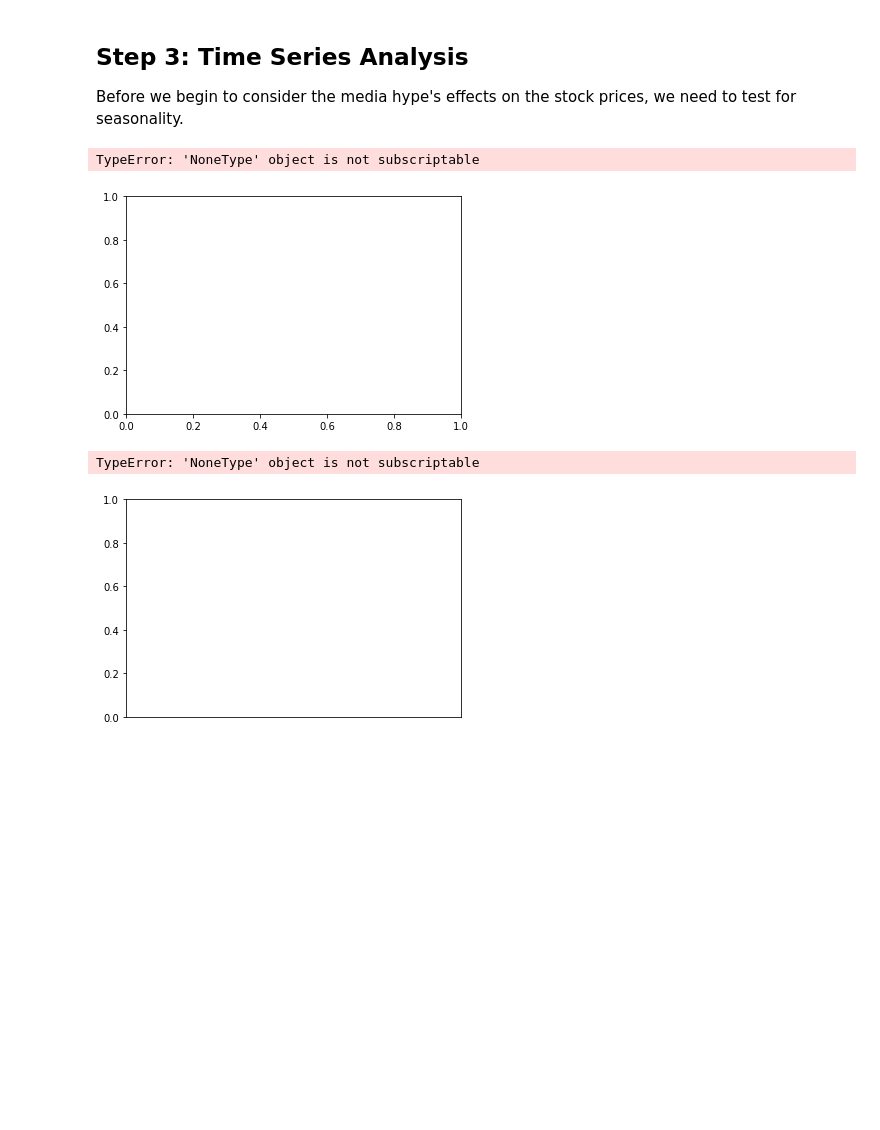
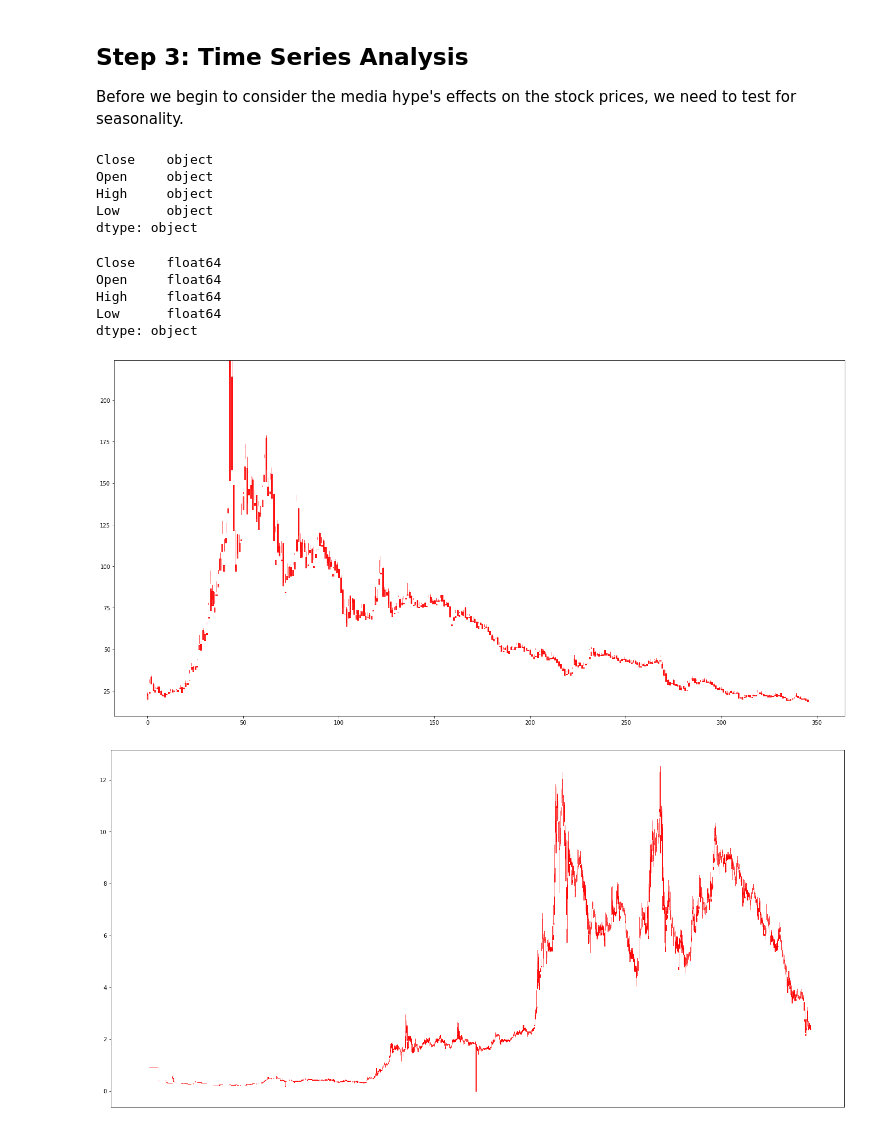
Before and after one commit to samcches/cannabis-media-hype, a Jupyter notebook: Cannabis-Stocks-Media-Hype.ipynb, the cells around one changed output. Drawn from its saved outputs; the diff is of its cells as text; code cells hidden in the pictures; blank space fills up the shorter version.

```diff
--- a/Cannabis-Stocks-Media-Hype.ipynb
+++ b/Cannabis-Stocks-Media-Hype.ipynb
@@ -187,10 +187,18 @@ cgc_ts['Date'] = get_datetimes(cgc_ts)
 
 cron_ts['Date'] = get_datetimes(cron_ts)
 # %%
-tlry_ts = tlry_ts.set_index('Date', inplace=True)
-acb_ts = acb_ts.set_index('Date', inplace = True)
-cgc_ts = cgc_ts.set_index('Date', inplace = True)
-cron_ts = cron_ts.set_index('Date', inplace=True)
+tlry_ts.set_index('Date', inplace=True)
+acb_ts.set_index('Date', inplace = True)
+cgc_ts.set_index('Date', inplace = True)
+cron_ts.set_index('Date', inplace=True)
+# %%
+tlry_ts.dtypes
+# %% [output]
+Close    object
+Open     object
+High     object
+Low      object
+dtype: object
 # %%
 tlry_ts.Open = tlry_ts.Open.str.strip('$')
 tlry_ts.Close = tlry_ts.Close.str.strip('$')
@@ -246,32 +242,37 @@ cron_close = cron_ts.drop(columns=['Open'])
+# %%
+tlry_ts.dtypes
+# %% [output]
+Close    float64
+Open     float64
+High     float64
+Low      float64
+dtype: object
 # %%
 import matplotlib.pyplot as plt
 from pylab import rcParams
 import matplotlib.ticker as mtick
 import matplotlib.dates as mdates
 from matplotlib.dates import date2num, DateFormatter, WeekdayLocator,\
     DayLocator, MONDAY
 import numpy as np
 from mpl_finance import candlestick2_ohlc
 import datetime
 
-
-fig, ax = plt.subplots()
-ax.set_xlabel = tlry_ts['Date']
+fig, ax = plt.subplots(figsize=(24, 12))
 csticks = candlestick2_ohlc(ax,
                             tlry_ts['Open'].values,
                             tlry_ts['Close'].values,
                             tlry_ts['High'].values,
                             tlry_ts['Low'].values,
                             width = 0.6,
-                            colorup = 'r',
-                            colordown = 'c')
+                            colorup = 'g',
+                            colordown = 'r')
 
 plt.show()
 # %% [output]
-TypeError: 'NoneType' object is not subscriptable
-[figure, old version]
+[figure, new version]
 # %%
-fig2, ax2 = plt.subplots()
+fig2, ax2 = plt.subplots(figsize=(24, 12))
 
 mondays = WeekdayLocator(MONDAY)
 alldays = DayLocator()
@@ -300,5 +301,4 @@ plt.setp(plt.gca().get_xticklabels(), rotation=45, horizontalalignment='right')
 
 plt.show()
 # %% [output]
-TypeError: 'NoneType' object is not subscriptable
-[figure, old version]
+[figure, new version]
```
Also changed, not shown: parts of 29 cells of this notebook.
